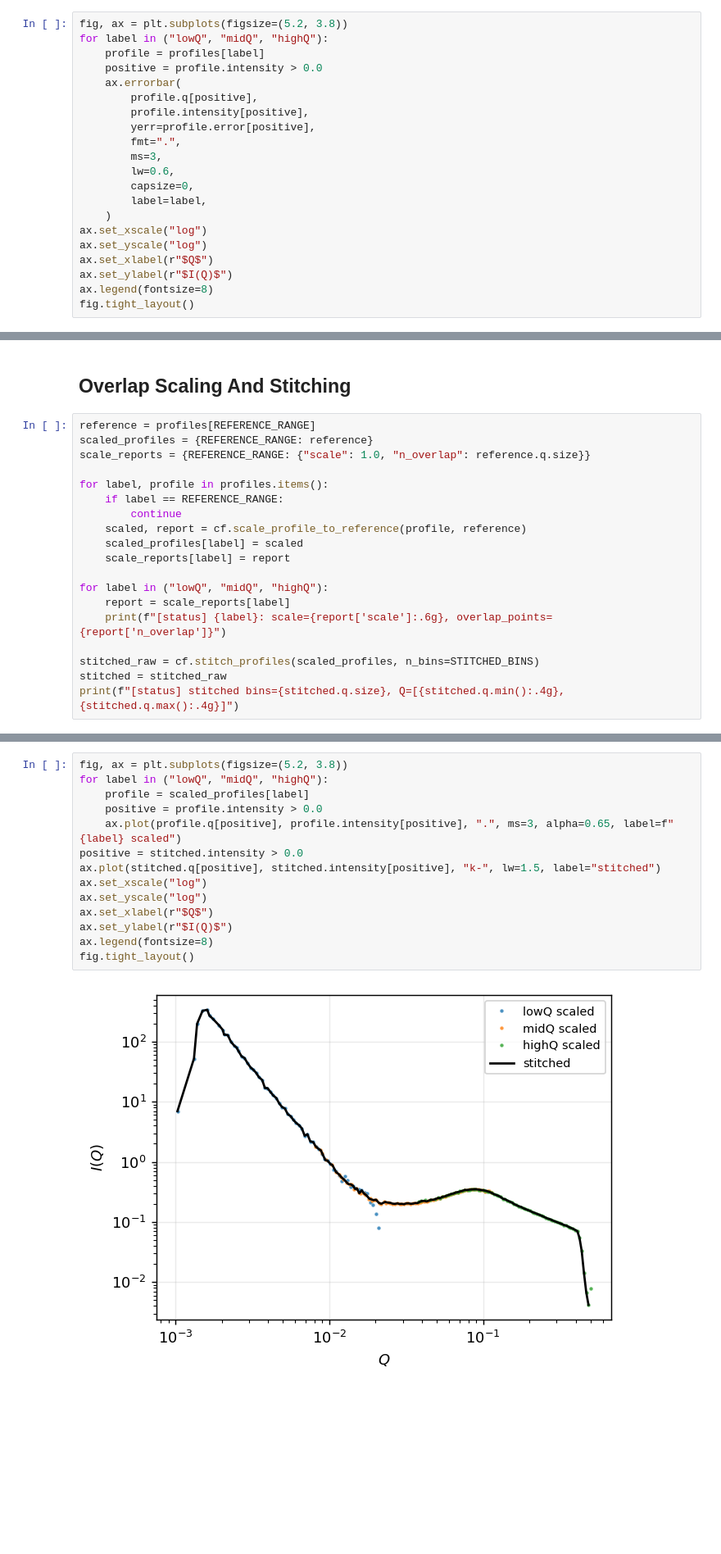
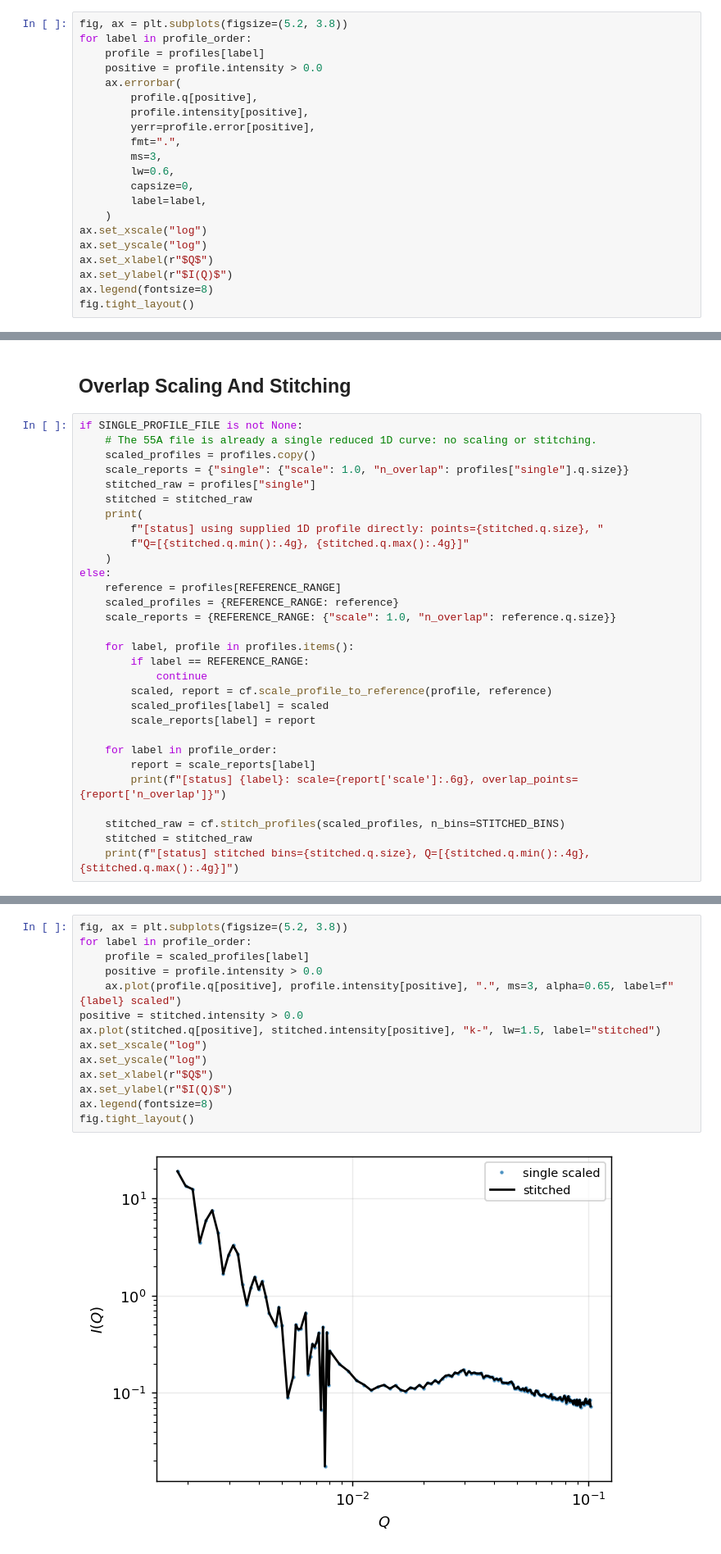
Before and after one commit to ch-tung/Randomwave_ML, a Jupyter notebook: randomcxl/smpl/curvefit/cf.ipynb, the cells around one changed output, grey strips where cells are left out. Shown at 82% size. Drawn from its saved outputs; the diff is of its cells as text; blank space fills up the shorter version.

```diff
--- a/randomcxl/smpl/curvefit/cf.ipynb
+++ b/randomcxl/smpl/curvefit/cf.ipynb
@@ -84,6 +127,6 @@ for label, profile in profiles.items():
 # %%
 fig, ax = plt.subplots(figsize=(5.2, 3.8))
-for label in ("lowQ", "midQ", "highQ"):
+for label in profile_order:
     profile = profiles[label]
     positive = profile.intensity > 0.0
     ax.errorbar(
@@ -107,22 +150,33 @@ fig.tight_layout()
 # %% [markdown]
 ## Overlap Scaling And Stitching
 # %%
-reference = profiles[REFERENCE_RANGE]
-scaled_profiles = {REFERENCE_RANGE: reference}
-scale_reports = {REFERENCE_RANGE: {"scale": 1.0, "n_overlap": reference.q.size}}
+if SINGLE_PROFILE_FILE is not None:
+    # The 55A file is already a single reduced 1D curve: no scaling or stitching.
+    scaled_profiles = profiles.copy()
+    scale_reports = {"single": {"scale": 1.0, "n_overlap": profiles["single"].q.size}}
+    stitched_raw = profiles["single"]
+    stitched = stitched_raw
+    print(
+        f"[status] using supplied 1D profile directly: points={stitched.q.size}, "
+        f"Q=[{stitched.q.min():.4g}, {stitched.q.max():.4g}]"
+    )
+else:
+    reference = profiles[REFERENCE_RANGE]
+    scaled_profiles = {REFERENCE_RANGE: reference}
+    scale_reports = {REFERENCE_RANGE: {"scale": 1.0, "n_overlap": reference.q.size}}
 
-for label, profile in profiles.items():
-    if label == REFERENCE_RANGE:
-        continue
-    scaled, report = cf.scale_profile_to_reference(profile, reference)
-    scaled_profiles[label] = scaled
-    scale_reports[label] = report
+    for label, profile in profiles.items():
+        if label == REFERENCE_RANGE:
+            continue
+        scaled, report = cf.scale_profile_to_reference(profile, reference)
+        scaled_profiles[label] = scaled
+        scale_reports[label] = report
 
-for label in ("lowQ", "midQ", "highQ"):
-    report = scale_reports[label]
-    print(f"[status] {label}: scale={report['scale']:.6g}, overlap_points={report['n_overlap']}")
+    for label in profile_order:
+        report = scale_reports[label]
+        print(f"[status] {label}: scale={report['scale']:.6g}, overlap_points={report['n_overlap']}")
 
-stitched_raw = cf.stitch_profiles(scaled_profiles, n_bins=STITCHED_BINS)
-stitched = stitched_raw
-print(f"[status] stitched bins={stitched.q.size}, Q=[{stitched.q.min():.4g}, {stitched.q.max():.4g}]")
+    stitched_raw = cf.stitch_profiles(scaled_profiles, n_bins=STITCHED_BINS)
+    stitched = stitched_raw
+    print(f"[status] stitched bins={stitched.q.size}, Q=[{stitched.q.min():.4g}, {stitched.q.max():.4g}]")
 # %% [output]
@@ -133,18 +184,18 @@ print(f"[status] stitched bins={stitched.q.size}, Q=[{stitched.q.min():.4g}, {st
 # %%
 fig, ax = plt.subplots(figsize=(5.2, 3.8))
-for label in ("lowQ", "midQ", "highQ"):
+for label in profile_order:
     profile = scaled_profiles[label]
     positive = profile.intensity > 0.0
     ax.plot(profile.q[positive], profile.intensity[positive], ".", ms=3, alpha=0.65, label=f"{label} scaled")
 positive = stitched.intensity > 0.0
 ax.plot(stitched.q[positive], stitched.intensity[positive], "k-", lw=1.5, label="stitched")
 ax.set_xscale("log")
 ax.set_yscale("log")
 ax.set_xlabel(r"$Q$")
 ax.set_ylabel(r"$I(Q)$")
 ax.legend(fontsize=8)
 fig.tight_layout()
 # %% [output]
-[figure, old version]
+[figure, new version]
 # %%
 fig, ax = plt.subplots(figsize=(5.2, 3.4))
```
Also changed, not shown: parts of 15 cells of this notebook, 10 other files.
